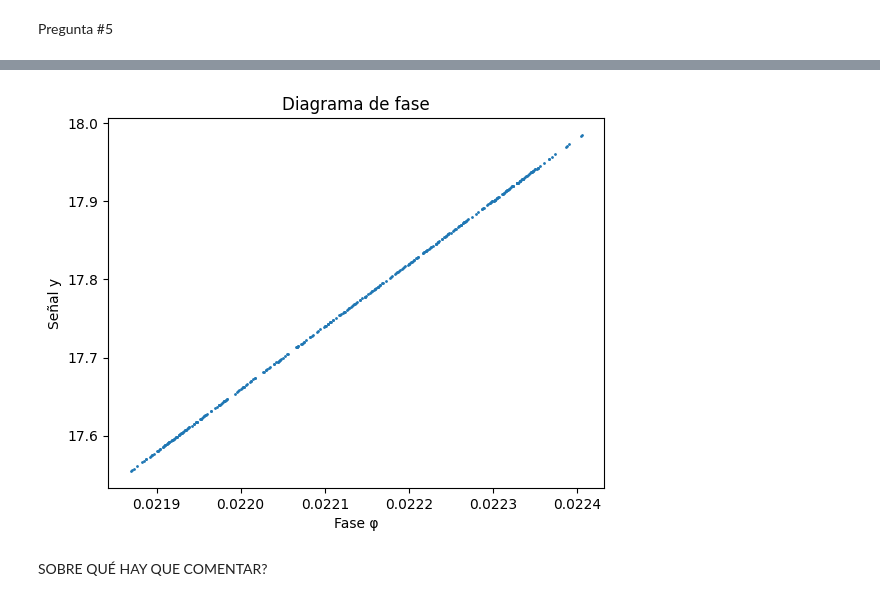
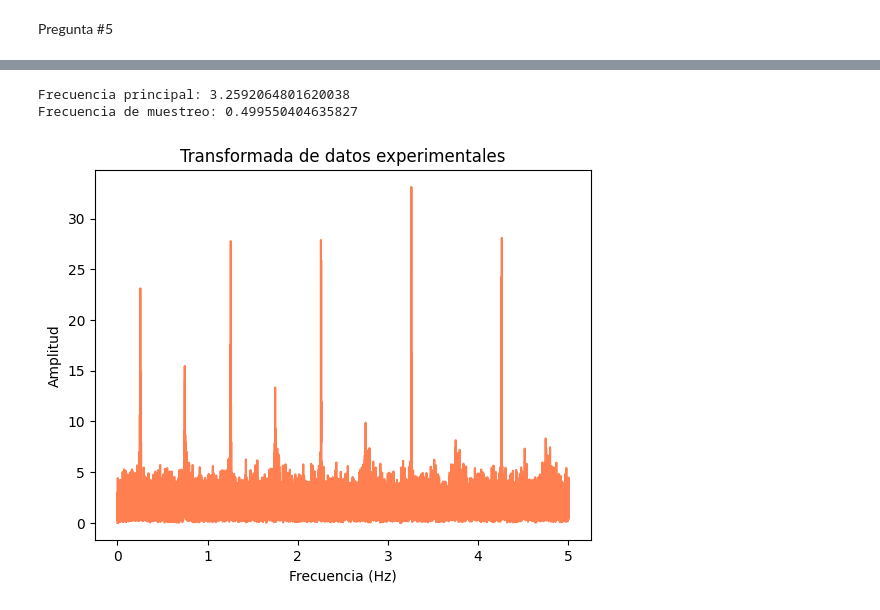
Before and after one commit to sarchilagomez1/MetodosComputacionales2-Fuentes-Archila, a Jupyter notebook: Taller1_fuentesarchila.ipynb, the cells around one changed output, grey strips where cells are left out. Cells and saved outputs as stored; diff of their text form; code cells hidden in the pictures.

```diff
--- a/Taller1_fuentesarchila.ipynb
+++ b/Taller1_fuentesarchila.ipynb
@@ -177,16 +163,17 @@ Frecuencia de muestreo: 0.499550404635827
-# %%
-phi = np.mod(df["y"] * fp, 1)
-
-# Graficar y vs φ
-plt.scatter(phi, df["y"], s=1)
-plt.xlabel("Fase φ")
-plt.ylabel("Señal y")
-plt.title("Diagrama de fase")
-
-plt.show()
-
-#NO SÉ COMO DEBERÍA DAR, NO TIENE SENTIDO XQ FP ES 0
-# %% [output]
-[figure, removed]
-# %% [markdown]
-SOBRE QUÉ HAY QUE COMENTAR?
+# %%
+sampling_freq = 1 / (df["t"][1] - df["t"][0])
+f = np.linspace(0, 5, 40000)
+transformada = transformada_discreta(df["y"] - df["y"].mean(), df["t"], f)
+main_freq = f[np.argmax(np.abs(transformada))]
+print("Frecuencia principal:", main_freq)
+print("Frecuencia de muestreo:", sampling_freq)
+
+plt.plot(f,np.abs(transformada), color = "coral")
+plt.title("Transformada de datos experimentales")
+plt.xlabel("Frecuencia (Hz)")
+plt.ylabel("Amplitud")
+plt.show()
+# %% [output]
+Frecuencia principal: 3.2592064801620038
+Frecuencia de muestreo: 0.499550404635827
+[figure, added]
```
Also changed, not shown: parts of 9 cells of this notebook.
